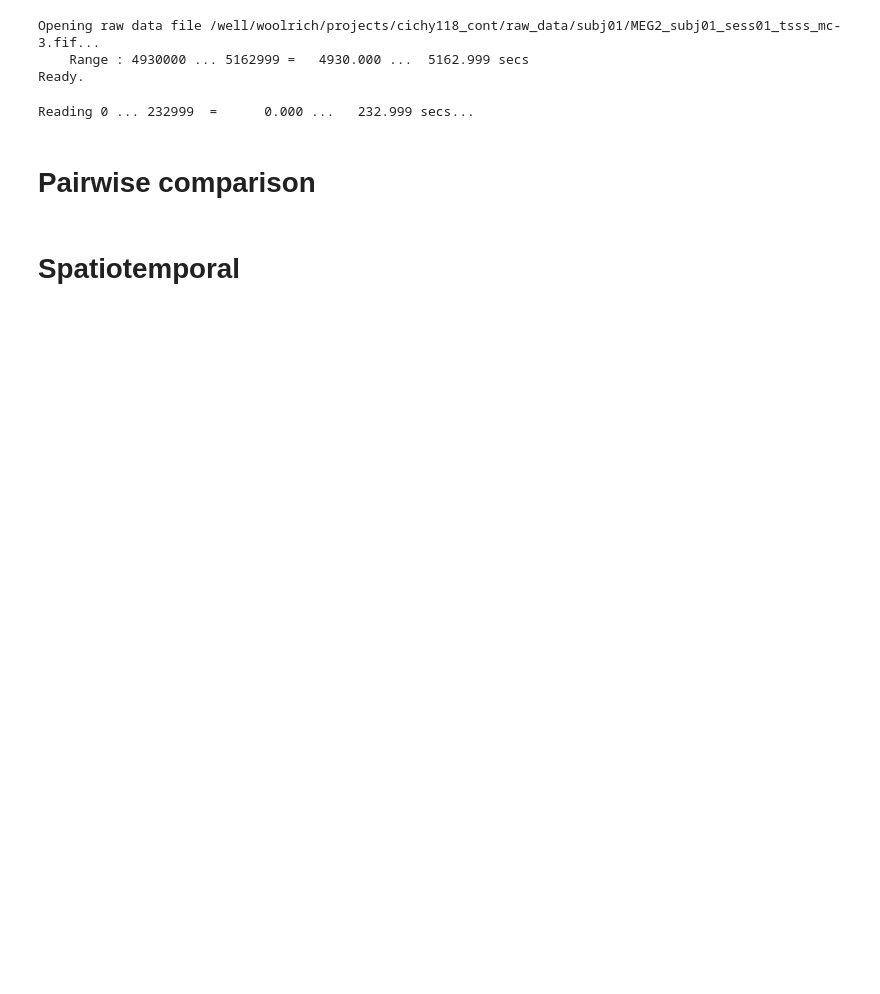
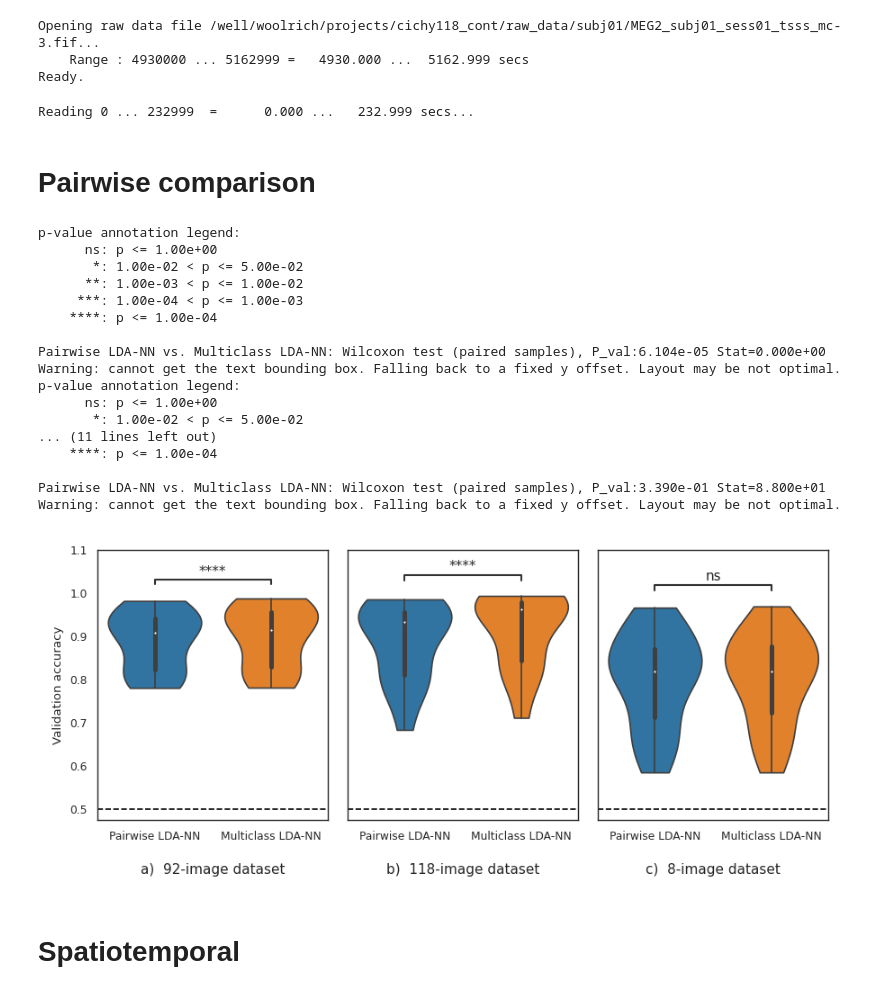
Before and after one commit to ricsinaruto/MEG-transfer-decoding, a Jupyter notebook: notebooks/mvpa_paper.ipynb, the cells around one changed output. Drawn from its saved outputs; the diff is of its cells as text; code cells hidden in the pictures; blank space fills up the shorter version.

```diff
--- a/notebooks/mvpa_paper.ipynb
+++ b/notebooks/mvpa_paper.ipynb
@@ -78,3 +73,48 @@ annotator.configure(test='Wilcoxon', verbose=True, line_offset_to_group=10).appl
+# %%
+%matplotlib widget
+fig, axes = plt.subplots(1, 3, figsize=(9,4), sharey=True)
+axes = axes.flatten()
+chance = [0.011, 0.008, 0.125]
+
+for i, file in enumerate(['pairwise92', 'pairwise118', 'pairwise_replay']):
+    df = pd.read_csv(f'{file}.txt', sep="\t", header=0)
+    df = df.stack().reset_index()
+    df = df.rename(columns={'level_0': 'subject', 'level_1': 'model', 0: 'Validation accuracy'})
+
+    pairwise_comparison(df, axes[i])
+
+txt="\na)  92-image dataset"
+axes[0].set_xlabel(txt, fontsize=11)
+
+txt="\nb)  118-image dataset"
+axes[1].set_xlabel(txt, fontsize=11)
+axes[1].set_ylabel('')
+
+txt="\nc)  8-image dataset"
+axes[2].set_xlabel(txt, fontsize=11)
+axes[2].set_ylabel('')
+
+plt.tight_layout()
+plt.savefig('mvpa_figures/pairwise_comparison.pdf', format='pdf', bbox_inches='tight')
+# %% [output]
+p-value annotation legend:
+      ns: p <= 1.00e+00
+       *: 1.00e-02 < p <= 5.00e-02
+      **: 1.00e-03 < p <= 1.00e-02
+     ***: 1.00e-04 < p <= 1.00e-03
+    ****: p <= 1.00e-04
+
+Pairwise LDA-NN vs. Multiclass LDA-NN: Wilcoxon test (paired samples), P_val:6.104e-05 Stat=0.000e+00
+Warning: cannot get the text bounding box. Falling back to a fixed y offset. Layout may be not optimal.
+p-value annotation legend:
+      ns: p <= 1.00e+00
+       *: 1.00e-02 < p <= 5.00e-02
+... (11 lines left out)
+    ****: p <= 1.00e-04
+
+Pairwise LDA-NN vs. Multiclass LDA-NN: Wilcoxon test (paired samples), P_val:3.390e-01 Stat=8.800e+01
+Warning: cannot get the text bounding box. Falling back to a fixed y offset. Layout may be not optimal.
+[figure, added]
 # %% [markdown]
 # Spatiotemporal
 # %%
```
Also changed, not shown: parts of 37 cells of this notebook, 8 other files.
